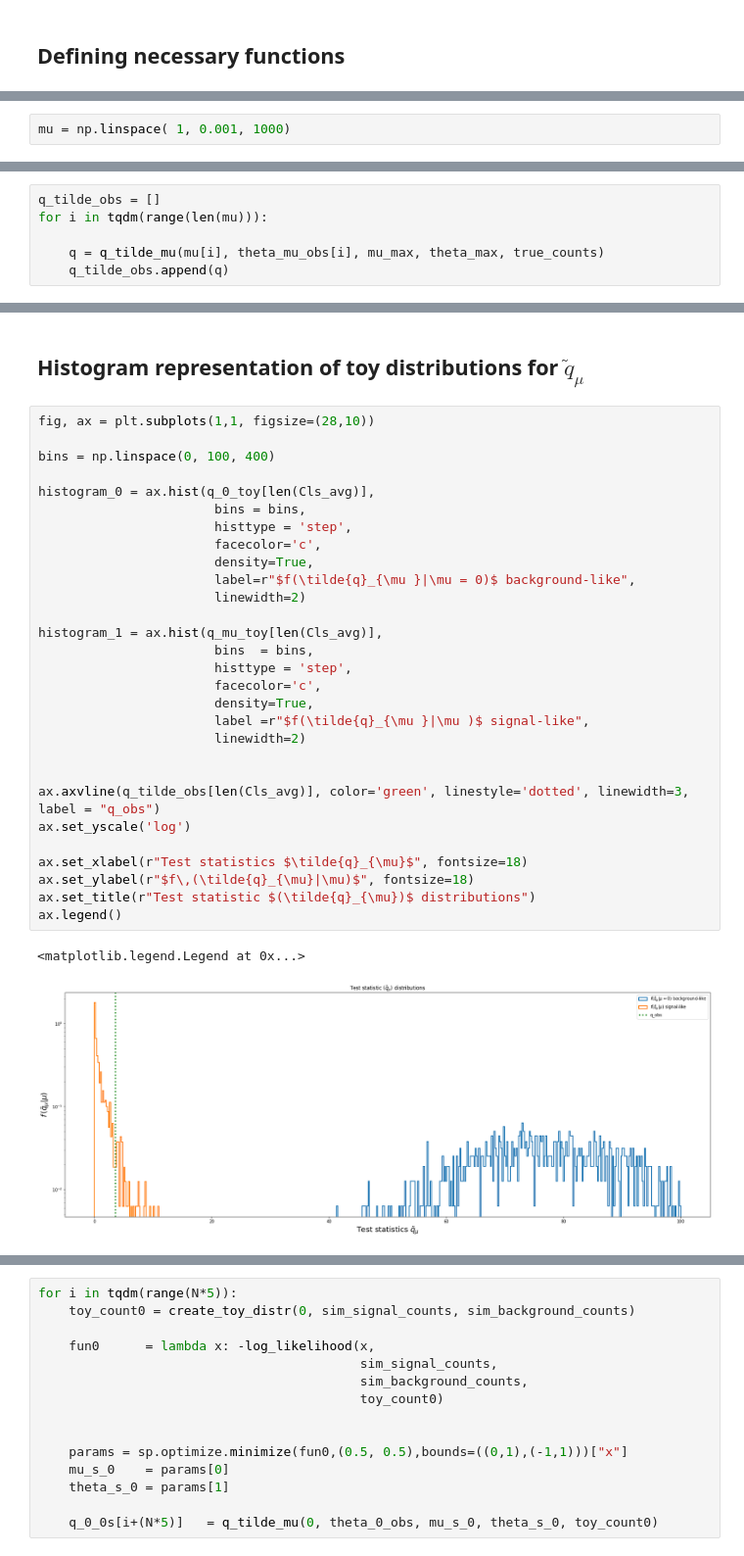
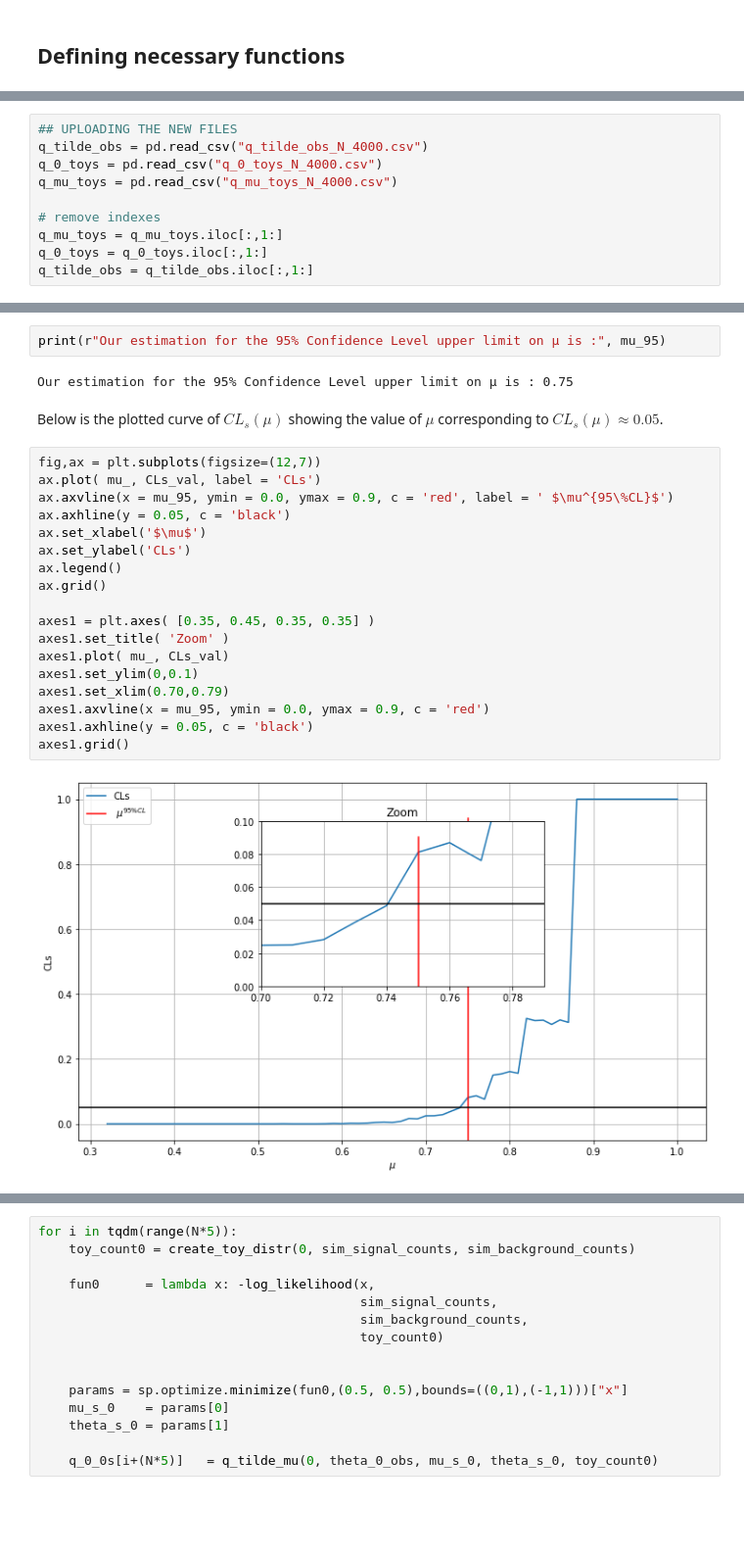
Before and after one commit to emabaci/LCP-mod.-B, a Jupyter notebook: final_project/Statistichal part.ipynb, the cells around one changed output, grey strips where cells are left out. Shown at 98% size. Drawn from its saved outputs; the diff is of its cells as text; blank space fills up the shorter version.

```diff
--- a/final_project/Statistichal part.ipynb
+++ b/final_project/Statistichal part.ipynb
@@ -225,2 +237,0 @@ ax.set_zlabel( 'z' );
-# %%
-mu = np.linspace( 1, 0.001, 1000)
@@ -267,6 +252,0 @@ for i in tqdm(range(len(mu))):
-# %%
-q_tilde_obs = []
-for i in tqdm(range(len(mu))):
-
-    q = q_tilde_mu(mu[i], theta_mu_obs[i], mu_max, theta_max, true_counts)
-    q_tilde_obs.append(q)
@@ -306 +286,11 @@ for i,ax in zip(range(len(mu)), ax):
+# %%
+## UPLOADING THE NEW FILES
+q_tilde_obs = pd.read_csv("q_tilde_obs_N_4000.csv")
+q_0_toys = pd.read_csv("q_0_toys_N_4000.csv")
+q_mu_toys = pd.read_csv("q_mu_toys_N_4000.csv")
+
+# remove indexes
+q_mu_toys = q_mu_toys.iloc[:,1:]
+q_0_toys = q_0_toys.iloc[:,1:]
+q_tilde_obs = q_tilde_obs.iloc[:,1:]
 # %% [markdown]
@@ -355,34 +336,26 @@ plt.plot( mu[0:len(Cls_avg)], Cls_avg)
-# %% [markdown]
-## Histogram representation of toy distributions for $\tilde{q}_{\mu}$
-# %%
-fig, ax = plt.subplots(1,1, figsize=(28,10))
-
-bins = np.linspace(0, 100, 400)
-
-histogram_0 = ax.hist(q_0_toy[len(Cls_avg)],
-                       bins = bins,
-                       histtype = 'step',
-                       facecolor='c',
-                       density=True,
-                       label=r"$f(\tilde{q}_{\mu }|\mu = 0)$ background-like",
-                       linewidth=2)
-
-histogram_1 = ax.hist(q_mu_toy[len(Cls_avg)],
-                       bins  = bins,
-                       histtype = 'step',
-                       facecolor='c',
-                       density=True,
-                       label =r"$f(\tilde{q}_{\mu }|\mu )$ signal-like",
-                       linewidth=2)
-
-
-ax.axvline(q_tilde_obs[len(Cls_avg)], color='green', linestyle='dotted', linewidth=3, label = "q_obs")
-ax.set_yscale('log')
-
-ax.set_xlabel(r"Test statistics $\tilde{q}_{\mu}$", fontsize=18)
-ax.set_ylabel(r"$f\,(\tilde{q}_{\mu}|\mu)$", fontsize=18)
-ax.set_title(r"Test statistic $(\tilde{q}_{\mu})$ distributions")
-ax.legend()
-# %% [output]
-<matplotlib.legend.Legend at 0x...>
-[figure, removed]
+# %%
+print(r"Our estimation for the 95% Confidence Level upper limit on μ is :", mu_95)
+# %% [output]
+Our estimation for the 95% Confidence Level upper limit on μ is : 0.75
+# %% [markdown]
+Below is the plotted curve of $CL_{s}\left(\mu\right)$ showing the value of $\mu$ corresponding to $CL_{s}\left(\mu\right) \approx 0.05$.
+# %%
+fig,ax = plt.subplots(figsize=(12,7))
+ax.plot( mu_, CLs_val, label = 'CLs')
+ax.axvline(x = mu_95, ymin = 0.0, ymax = 0.9, c = 'red', label = ' $\mu^{95\%CL}$')
+ax.axhline(y = 0.05, c = 'black')
+ax.set_xlabel('$\mu$')
+ax.set_ylabel('CLs')
+ax.legend()
+ax.grid()
+
+axes1 = plt.axes( [0.35, 0.45, 0.35, 0.35] )
+axes1.set_title( 'Zoom' )
+axes1.plot( mu_, CLs_val)
+axes1.set_ylim(0,0.1)
+axes1.set_xlim(0.70,0.79)
+axes1.axvline(x = mu_95, ymin = 0.0, ymax = 0.9, c = 'red')
+axes1.axhline(y = 0.05, c = 'black')
+axes1.grid()
+# %% [output]
+[figure, added]
```
Also changed, not shown: parts of 54 cells of this notebook.
